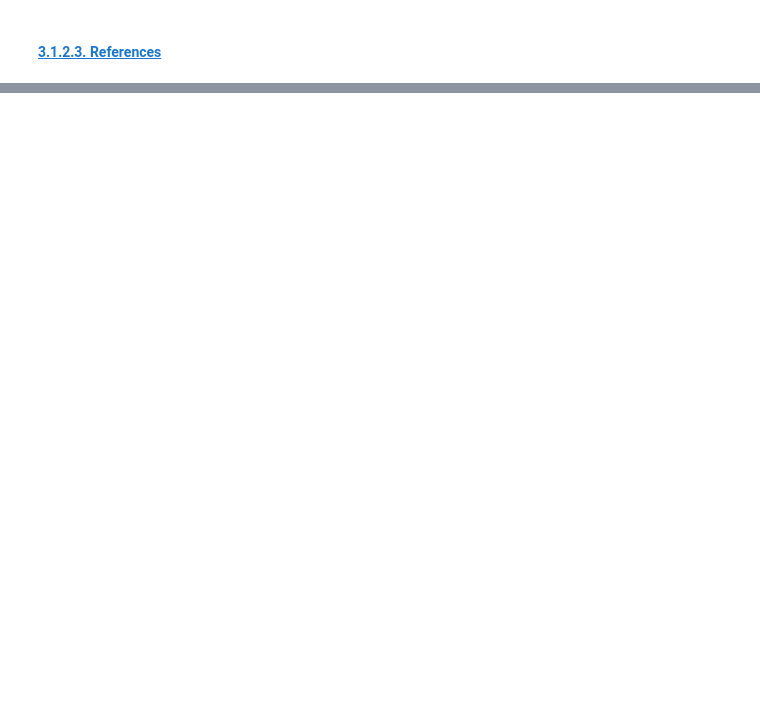
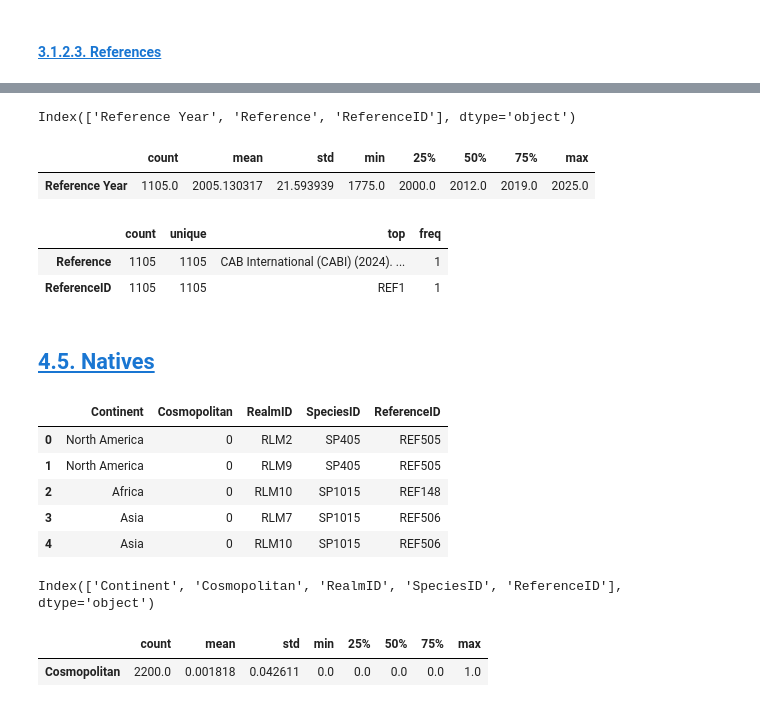
Before and after one commit to hncouto/Global_Database_on_Non-native_Lepidoptera, a Jupyter notebook: DatabaseCreation.ipynb, the cells around one changed output, grey strips where cells are left out. Drawn from its saved outputs; the diff is of its cells as text; code cells hidden in the pictures; blank space fills up the shorter version.

```diff
--- a/DatabaseCreation.ipynb
+++ b/DatabaseCreation.ipynb
@@ -82,6 +95,27 @@ TaxonomyData['SpeciesID'] = 'SP' + (TaxonomyData.index +1).astype(str)
 # %%
 species_to_id = dict(zip(TaxonomyData['Species'], TaxonomyData['SpeciesID']))
 TaxonomyData['AcceptedSpeciesID'] = TaxonomyData['AcceptedSpecies'].map(species_to_id)
+# %%
+missing_mask = TaxonomyData['AcceptedSpeciesID'].isnull()
+missing_species = TaxonomyData[missing_mask]['AcceptedSpecies'].unique()
+
+new_rows = []
+for species in missing_species:
+    ref_row = TaxonomyData[TaxonomyData['AcceptedSpecies'] == species].iloc[0]
+    new_rows.append({
+        'Species': species,
+        'AcceptedSpecies': species,
+        'Genus': ref_row['Genus'],
+        'Family': ref_row['Family']})
+
+if new_rows:
+    new_df = pd.DataFrame(new_rows)
+    TaxonomyData = pd.concat([TaxonomyData, new_df], ignore_index=True)
+
+TaxonomyData['SpeciesID'] = 'SP' + (TaxonomyData.index + 1).astype(str)
+
+species_to_id = dict(zip(TaxonomyData['Species'], TaxonomyData['SpeciesID']))
+TaxonomyData['AcceptedSpeciesID'] = TaxonomyData['AcceptedSpecies'].map(species_to_id)
 # %%
 TaxonomyData.head(5)
 # %% [output]
@@ -347,0 +474,35 @@ Natives_DB
+# %%
+References.columns
+# %% [output]
+Index(['Reference Year', 'Reference', 'ReferenceID'], dtype='object')
+# %%
+References.describe().T
+# %% [output]
+|  | count | mean | std | min | 25% | 50% | 75% | max |
+| Reference Year | 1105.0 | 2005.130317 | 21.593939 | 1775.0 | 2000.0 | 2012.0 | 2019.0 | 2025.0 |
+# %%
+References.describe(include = 'O').T
+# %% [output]
+|  | count | unique | top | freq |
+| Reference | 1105 | 1105 | CAB International (CABI) (2024). ... | 1 |
+| ReferenceID | 1105 | 1105 | REF1 | 1 |
+# %% [markdown]
+## <a id='toc4_5_'></a> [4.5. Natives](#toc00_)
+# %%
+Natives_DB.head(5)
+# %% [output]
+|  | Continent | Cosmopolitan | RealmID | SpeciesID | ReferenceID |
+| 0 | North America | 0 | RLM2 | SP405 | REF505 |
+| 1 | North America | 0 | RLM9 | SP405 | REF505 |
+| 2 | Africa | 0 | RLM10 | SP1015 | REF148 |
+| 3 | Asia | 0 | RLM7 | SP1015 | REF506 |
+| 4 | Asia | 0 | RLM10 | SP1015 | REF506 |
+# %%
+Natives_DB.columns
+# %% [output]
+Index(['Continent', 'Cosmopolitan', 'RealmID', 'SpeciesID', 'ReferenceID'], dtype='object')
+# %%
+Natives_DB.describe().T
+# %% [output]
+|  | count | mean | std | min | 25% | 50% | 75% | max |
+| Cosmopolitan | 2200.0 | 0.001818 | 0.042611 | 0.0 | 0.0 | 0.0 | 0.0 | 1.0 |
```
Also changed, not shown: parts of 42 cells of this notebook.
